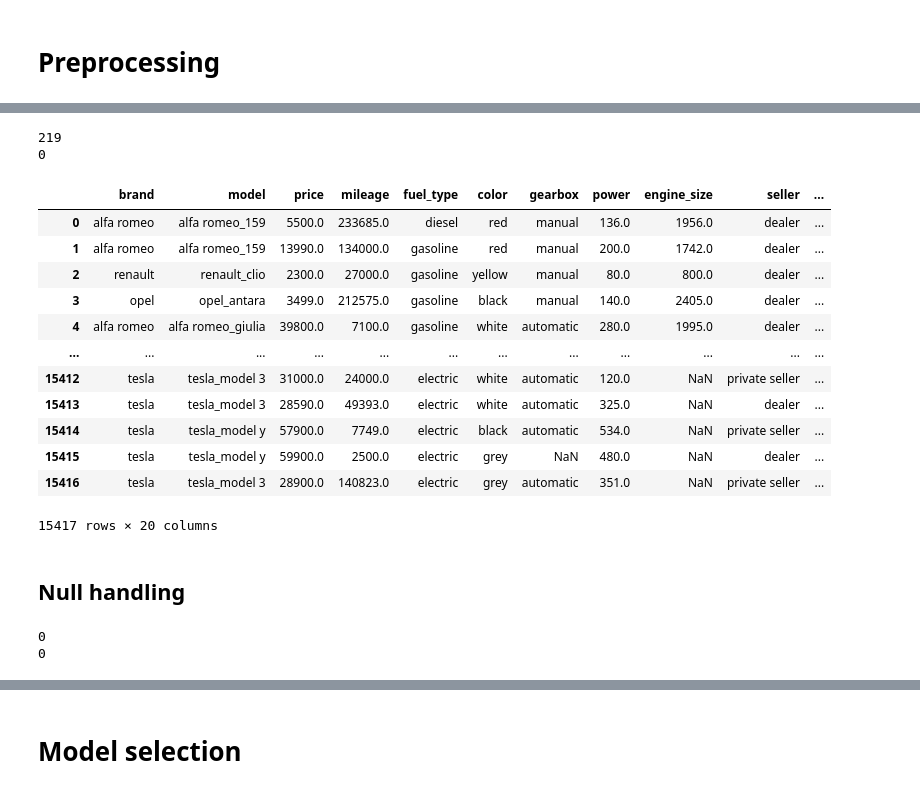
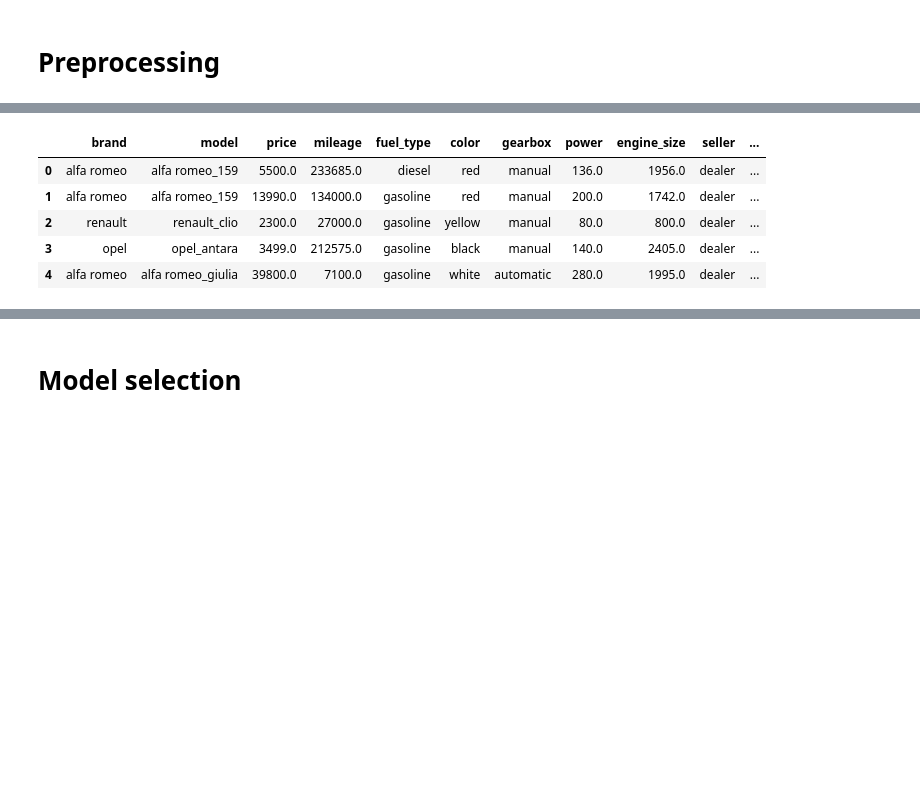
Before and after one commit to HES-SO-Master-WebMining-Group-D/CarPricePredictor, a Jupyter notebook: model_selection.ipynb, the cells around one changed output, grey strips where cells are left out. Saved outputs shown, nothing was run; the diff lists cells and outputs as text; code cells hidden in the pictures; blank space fills up the shorter version.

```diff
--- a/model_selection.ipynb
+++ b/model_selection.ipynb
@@ -50,41 +36,12 @@ df
-# %%
-# Check if model column has any missing values
-print(df['model'].isnull().sum())
-
-# Replace the missing values with the most frequent value for the corresponding brand
-df['model'] = df.groupby('brand')['model'].transform(lambda x: x.fillna(x.mode()[0]))
-
-print(df['model'].isnull().sum())
-# %% [output]
-219
-0
 # %%
 # Use a unique id for each model (brand + model)
 df['model'] = df['brand'] + '_' + df['model']
 
-df
+df.head()
 # %% [output]
 |  | brand | model | price | mileage | fuel_type | color | gearbox | power | engine_size | seller | ... |
 | 0 | alfa romeo | alfa romeo_159 | 5500.0 | 233685.0 | diesel | red | manual | 136.0 | 1956.0 | dealer | ... |
 | 1 | alfa romeo | alfa romeo_159 | 13990.0 | 134000.0 | gasoline | red | manual | 200.0 | 1742.0 | dealer | ... |
 | 2 | renault | renault_clio | 2300.0 | 27000.0 | gasoline | yellow | manual | 80.0 | 800.0 | dealer | ... |
 | 3 | opel | opel_antara | 3499.0 | 212575.0 | gasoline | black | manual | 140.0 | 2405.0 | dealer | ... |
 | 4 | alfa romeo | alfa romeo_giulia | 39800.0 | 7100.0 | gasoline | white | automatic | 280.0 | 1995.0 | dealer | ... |
-| ... | ... | ... | ... | ... | ... | ... | ... | ... | ... | ... | ... |
-| 15412 | tesla | tesla_model 3 | 31000.0 | 24000.0 | electric | white | automatic | 120.0 | NaN | private seller | ... |
-| 15413 | tesla | tesla_model 3 | 28590.0 | 49393.0 | electric | white | automatic | 325.0 | NaN | dealer | ... |
-| 15414 | tesla | tesla_model y | 57900.0 | 7749.0 | electric | black | automatic | 534.0 | NaN | private seller | ... |
-| 15415 | tesla | tesla_model y | 59900.0 | 2500.0 | electric | grey | NaN | 480.0 | NaN | dealer | ... |
-| 15416 | tesla | tesla_model 3 | 28900.0 | 140823.0 | electric | grey | automatic | 351.0 | NaN | private seller | ... |
-15417 rows × 20 columns
-# %% [markdown]
-## Null handling
-# %%
-# Check if price column has any missing values
-print(df['price'].isnull().sum())
-
-# Check if price column has any zero values
-print(df['price'].eq(0).sum())
-# %% [output]
-0
-0
```
Also changed, not shown: parts of 39 cells of this notebook, 1 other file.
